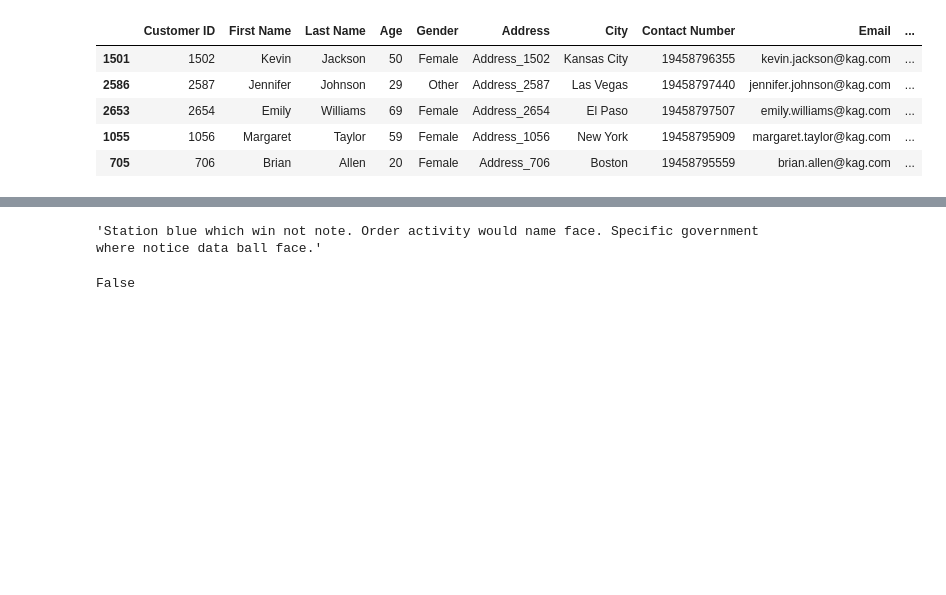
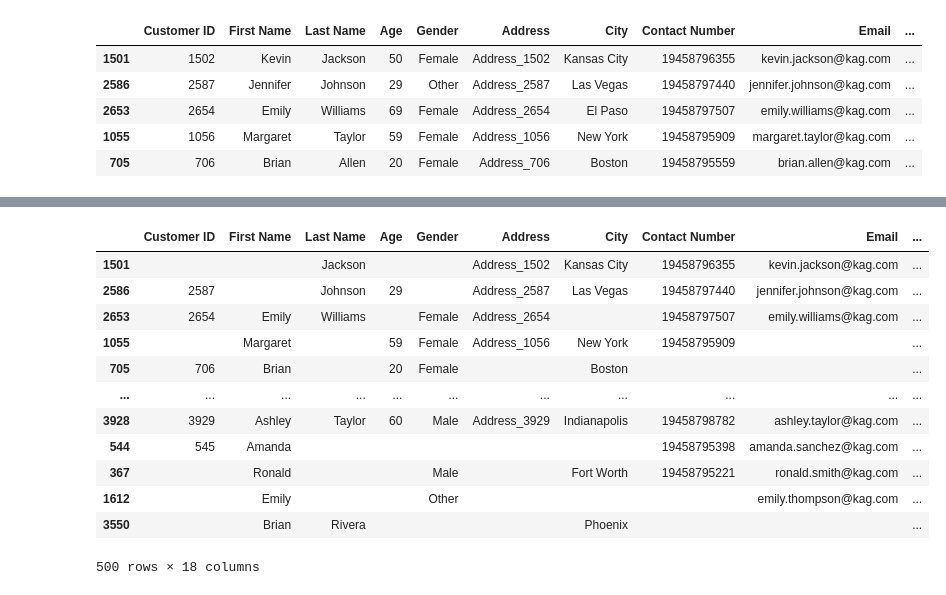
Before and after one commit to albertofalco/ENAP, a Jupyter notebook: 2025_01/preparation_tasks/main.ipynb, the cells around one changed output, grey strips where cells are left out. Cells and saved outputs as stored; diff of their text form; code cells hidden in the pictures; blank space fills up the shorter version.

```diff
--- a/2025_01/preparation_tasks/main.ipynb
+++ b/2025_01/preparation_tasks/main.ipynb
@@ -92,27 +91,0 @@ Successfully installed Faker-37.1.0
-# %%
-from faker import Faker
-fake = Faker()
-
-fake.name()
-# 'Lucy Cechtelar'
-
-fake.address()
-# '426 Jordy Lodge
-#  Cartwrightshire, SC 88120-6700'
-
-fake.text()
-# 'Sint velit eveniet. Rerum atque repellat voluptatem quia rerum. Numquam excepturi
-#  beatae sint laudantium consequatur. Magni occaecati itaque sint et sit tempore. Nesciunt
-#  amet quidem. Iusto deleniti cum autem ad quia aperiam.
-#  A consectetur quos aliquam. In iste aliquid et aut similique suscipit. Consequatur qui
-#  quaerat iste minus hic expedita. Consequuntur error magni et laboriosam. Aut aspernatur
-#  voluptatem sit aliquam. Dolores voluptatum est.
-#  Aut molestias et maxime. Fugit autem facilis quos vero. Eius quibusdam possimus est.
-#  Ea quaerat et quisquam. Deleniti sunt quam. Adipisci consequatur id in occaecati.
-#  Et sint et. Ut ducimus quod nemo ab voluptatum.'
-# %% [output]
-'Station blue which win not note. Order activity would name face. Specific government where notice data ball face.'
-# %%
-fake.boolean(chance_of_getting_true=0.8)
-# %% [output]
-False
@@ -122,0 +95,25 @@ BQuarterBegin
+# %%
+# Función para generar valores vacíos.
+def na_generator(x):
+  if fake.boolean(chance_of_getting_true=50):
+    return x
+  else:
+    return ""
+
+# Aplicación de la función a todas las celdas.
+Faker.seed(42)
+df_sample.map(func=na_generator)
+# %% [output]
+|  | Customer ID | First Name | Last Name | Age | Gender | Address | City | Contact Number | Email | ... |
+| 1501 |  |  | Jackson |  |  | Address_1502 | Kansas City | 19458796355 | kevin.jackson@kag.com | ... |
+| 2586 | 2587 |  | Johnson | 29 |  | Address_2587 | Las Vegas | 19458797440 | jennifer.johnson@kag.com | ... |
+| 2653 | 2654 | Emily | Williams |  | Female | Address_2654 |  | 19458797507 | emily.williams@kag.com | ... |
+| 1055 |  | Margaret |  | 59 | Female | Address_1056 | New York | 19458795909 |  | ... |
+| 705 | 706 | Brian |  | 20 | Female |  | Boston |  |  | ... |
+| ... | ... | ... | ... | ... | ... | ... | ... | ... | ... | ... |
+| 3928 | 3929 | Ashley | Taylor | 60 | Male | Address_3929 | Indianapolis | 19458798782 | ashley.taylor@kag.com | ... |
+| 544 | 545 | Amanda |  |  |  |  |  | 19458795398 | amanda.sanchez@kag.com | ... |
+| 367 |  | Ronald |  |  | Male |  | Fort Worth | 19458795221 | ronald.smith@kag.com | ... |
+| 1612 |  | Emily |  |  | Other |  |  |  | emily.thompson@kag.com | ... |
+| 3550 |  | Brian | Rivera |  |  |  | Phoenix |  |  | ... |
+500 rows × 18 columns
```
Also changed, not shown: parts of 17 cells of this notebook.
